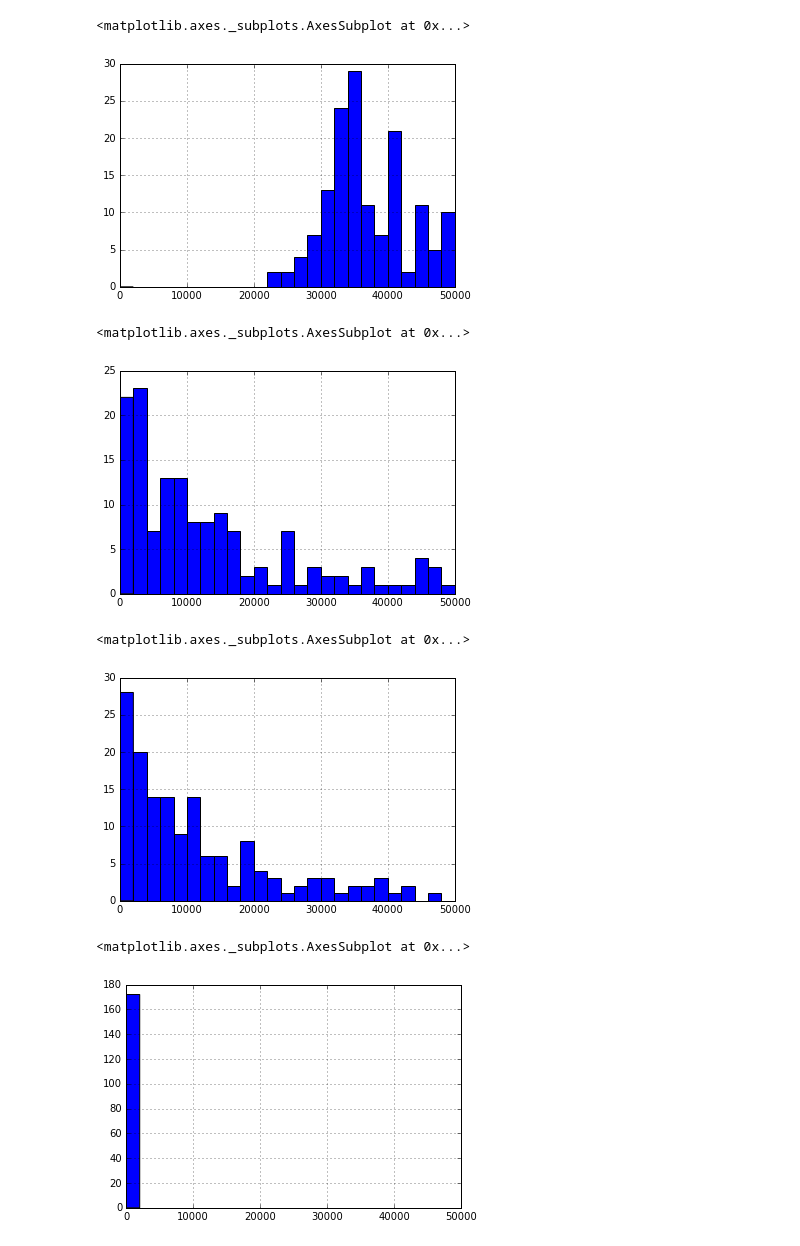
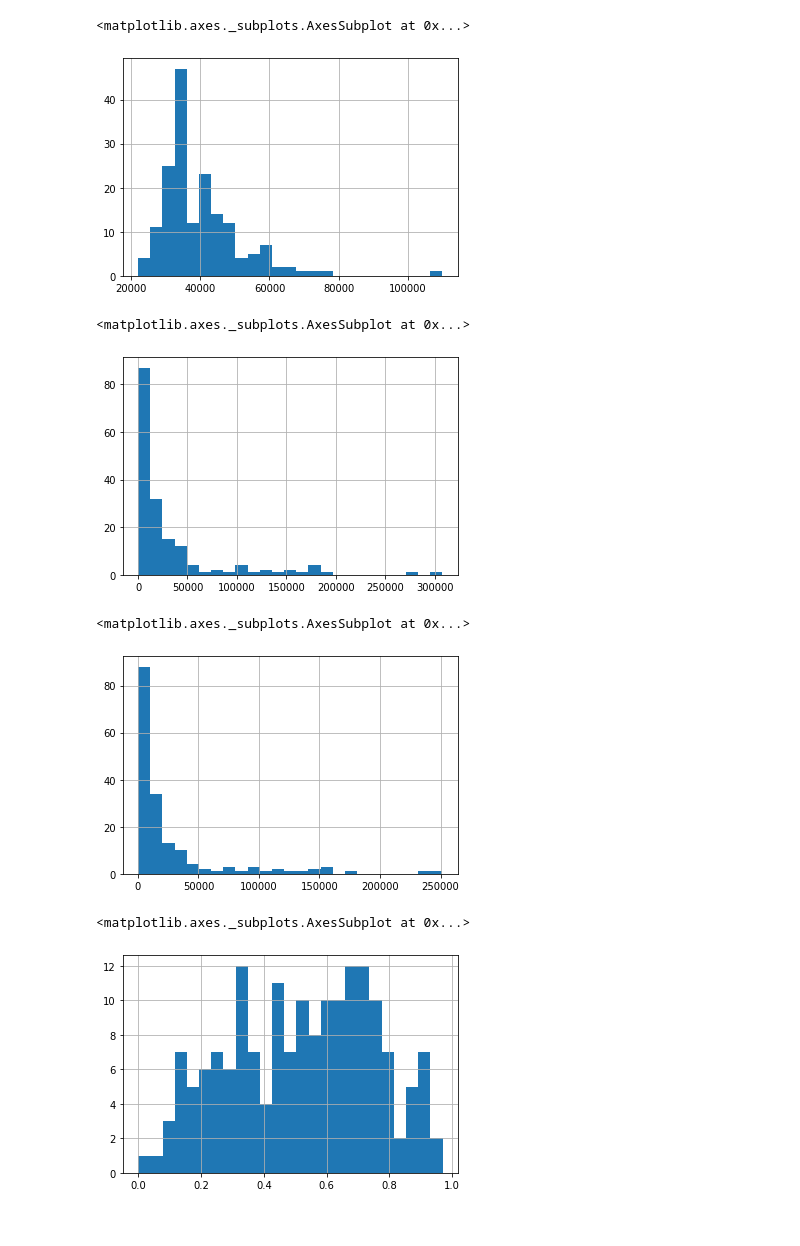
Before and after one commit to BecReed/dataquest-projects, a Jupyter notebook: GP4_Visualizing_Earnings_by_Major/college_majors.ipynb, the cells around one changed output. Saved outputs shown, nothing was run; the diff lists cells and outputs as text; code cells hidden in the pictures.

```diff
--- a/GP4_Visualizing_Earnings_by_Major/college_majors.ipynb
+++ b/GP4_Visualizing_Earnings_by_Major/college_majors.ipynb
@@ -74,21 +84,21 @@ recent_grads['Sample_size'].hist(bins=25, range=(0,5000))
 # %%
-recent_grads['Median'].hist(bins=25, range=(0,50000))
+recent_grads['Median'].hist(bins=25)
 # %% [output]
 <matplotlib.axes._subplots.AxesSubplot at 0x...>
-[figure, old version]
+[figure, new version]
 # %%
-recent_grads['Employed'].hist(bins=25, range=(0,50000))
+recent_grads['Employed'].hist(bins=25)
 # %% [output]
 <matplotlib.axes._subplots.AxesSubplot at 0x...>
-[figure, old version]
+[figure, new version]
 # %%
-recent_grads['Full_time'].hist(bins=25, range=(0,50000))
+recent_grads['Full_time'].hist(bins=25)
 # %% [output]
 <matplotlib.axes._subplots.AxesSubplot at 0x...>
-[figure, old version]
+[figure, new version]
 # %%
-recent_grads['ShareWomen'].hist(bins=25, range=(0,50000))
+recent_grads['ShareWomen'].hist(bins=25)
 # %% [output]
 <matplotlib.axes._subplots.AxesSubplot at 0x...>
-[figure, old version]
+[figure, new version]
 # %%
```
Also changed, not shown: parts of 23 cells of this notebook, 1 other file.
